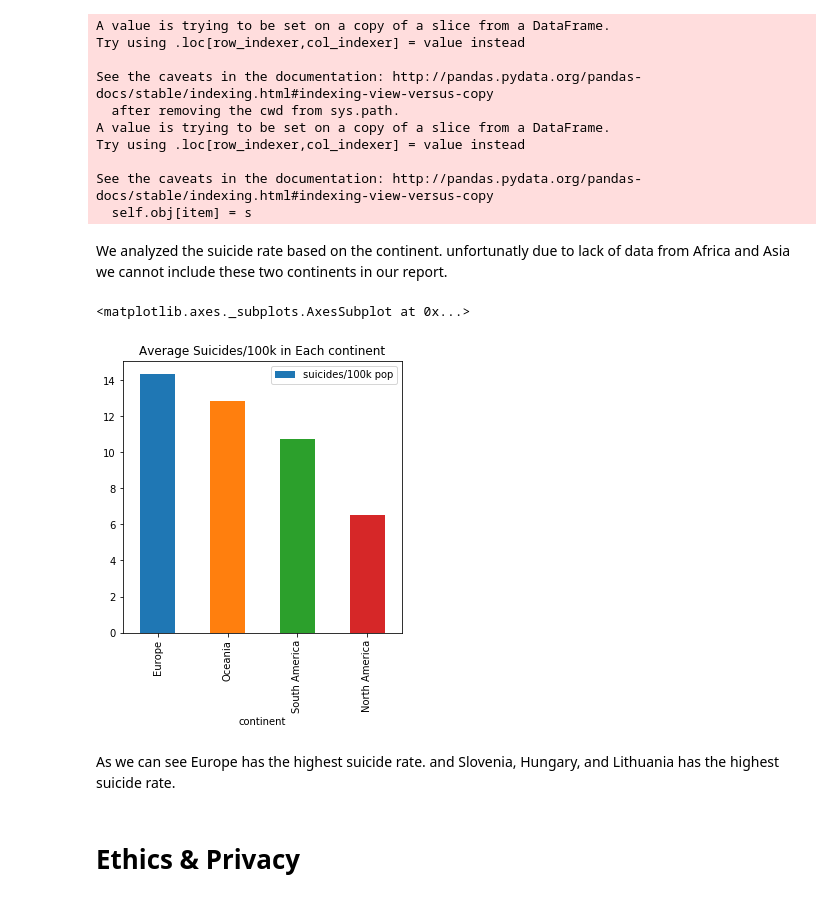
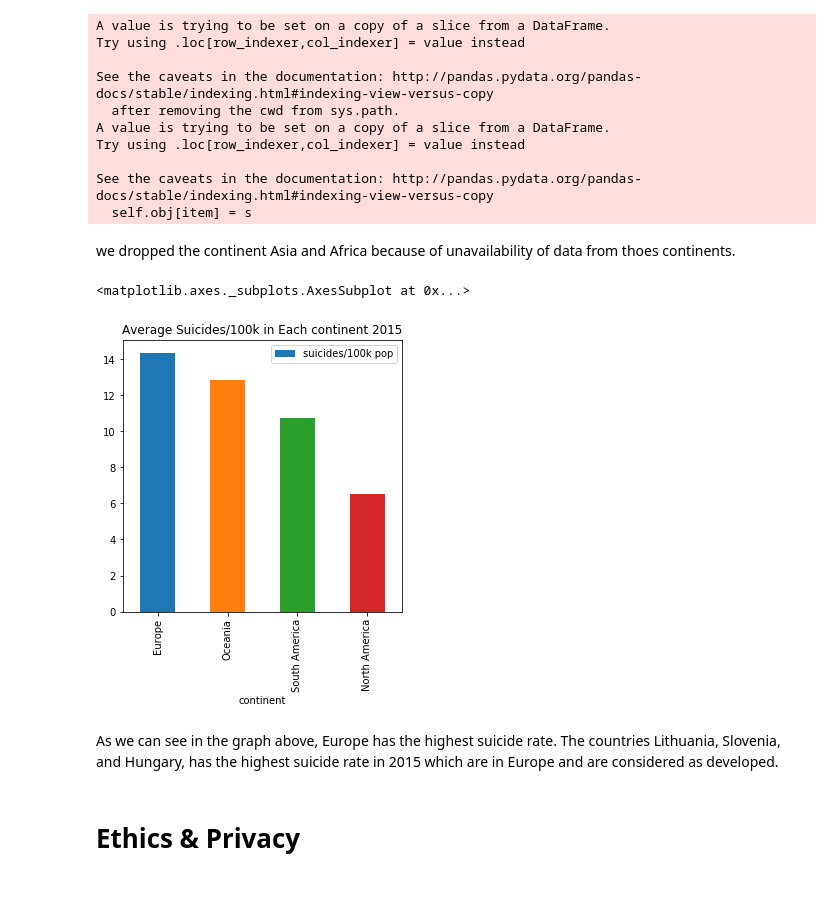
Before and after one commit to YuechenL/COGS108FinalProject, a Jupyter notebook: FinalProject.ipynb, the cells around one changed output. Drawn from its saved outputs; the diff is of its cells as text; code cells hidden in the pictures.

Commit message:
continent

```diff
--- a/FinalProject.ipynb
+++ b/FinalProject.ipynb
@@ -798,11 +804,14 @@ P value is 0.004, which is smaller than 0.05, which indicates strong evidence ag
 # %%
 # list of developed countries based on UN
-#https://www.un.org/en/development/desa/policy/wesp/wesp_current/2014wesp_country_classification.pdf
-#https://www.un.org/en/development/desa/policy/wesp/wesp_current/2012country_class.pdf
 developed_countries=['Austria', 'Belgium', 'Denmark', 'Finland', 'France', 'Germany', 'Greece', 'Ireland', 'Italy', 'Luxembourg', 'Netherlands', 'Portugal' ,'Spain', 'Sweden', 'United Kingdom', 'Austria', 'Belgium', 'Denmark', 'Finland', 'France', 'Germany', 'Greece', 'Ireland', 'Italy', 'Luxembourg', 'Netherlands', 'Portugal', 'Spain', 'Sweden',
 'Bulgaria', 'Croatia', 'Cyprus', 'Czech Republic', 'Estonia', 'Hungary', 'Latvia', 'Lithuania', 'Malta', 'Poland', 'Romania', 'Slovakia', 'Slovenia', 'Iceland','Norway', 'Switzerland' , 'Australia', 'Canada', 'Japan', 'New Zealand', 'United States', 'Canada', 'Japan' ]
+
+#only considered the years 2012 to 2015
+main_df=main_df[main_df['year']>=2015]
+
 # add a new coloumn as country classification
 main_df['country classification'] = "developing"
+
 # iterate through the list of developed country
 # if finds the country in the list replace the country classification as a developed
 for i, row in main_df.iterrows():
@@ -913,19 +945,21 @@ Try using .loc[row_indexer,col_indexer] = value instead
 
 See the caveats in the documentation: http://pandas.pydata.org/pandas-docs/stable/indexing.html#indexing-view-versus-copy
   self.obj[item] = s
-# %% [markdown]
-We analyzed the suicide rate based on the continent. unfortunatly due to lack of data from Africa and Asia we cannot include these two continents in our report.
+# %% [markdown]
+we dropped the continent Asia and Africa because of unavailability of data from thoes continents.
 # %%
+#drop Africa and Asia
 main_df=main_df[main_df['continent']!='Africa']
 main_df=main_df[main_df['continent']!='Asia']
+
 continent_group = main_df.groupby(['continent']).mean()
 continent_group = continent_group.sort_values(by=['suicides/100k pop'], ascending=False)
-continent_group.plot(y='suicides/100k pop',kind="bar", figsize=(5, 5), title="Average Suicides/100k in Each continent")
+continent_group.plot(y='suicides/100k pop',kind="bar", figsize=(5, 5), title="Average Suicides/100k in Each continent 2015")
 # %% [output]
 <matplotlib.axes._subplots.AxesSubplot at 0x...>
-[figure, old version]
+[figure, new version]
 # %% [markdown]
-As we can see Europe has the highest suicide rate. and Slovenia, Hungary, and Lithuania has the highest suicide rate.
+As we can see in the graph above, Europe has the highest suicide rate. The countries Lithuania, Slovenia, and Hungary, has the highest suicide rate in 2015 which are in Europe and are considered as developed.
 # %% [markdown]
 # Ethics & Privacy
 # %% [markdown]
```
Also changed, not shown: parts of 26 cells of this notebook.
